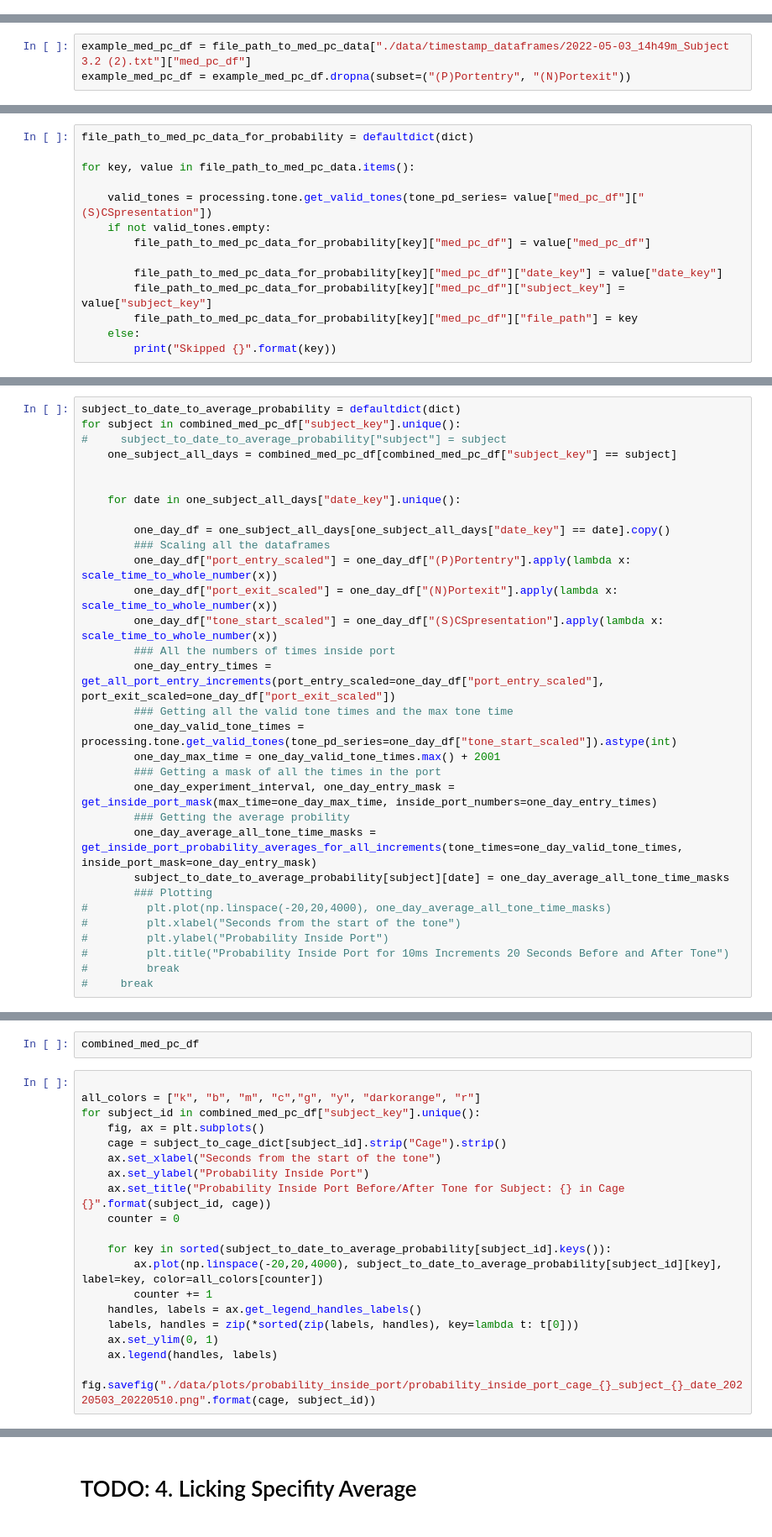
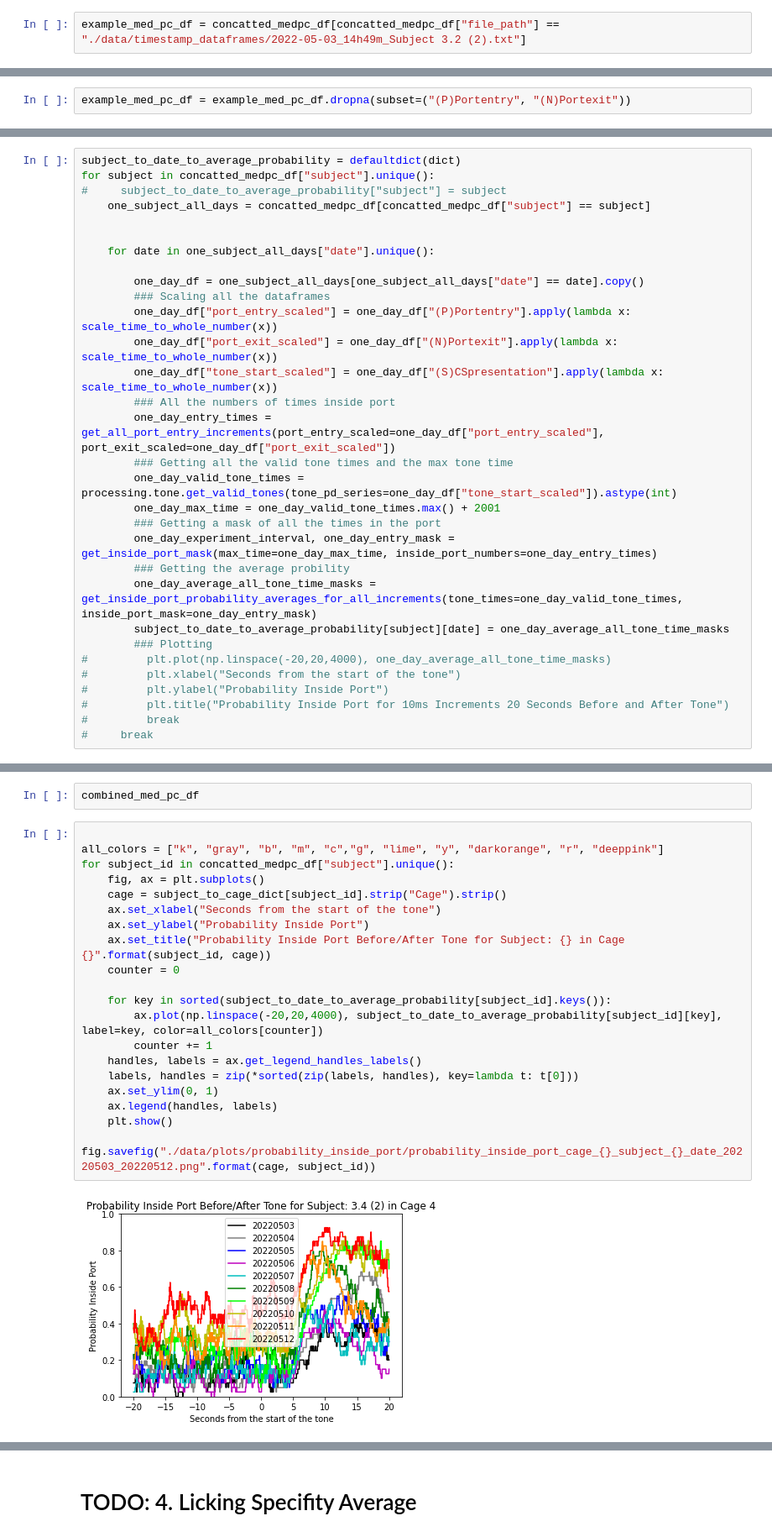
Before and after one commit to padillacoreanolab/med_pc_repo, a Jupyter notebook: results/2022_05_02_log_processing/med_pc_group_analysis.ipynb, the cells around one changed output, grey strips where cells are left out. Shown at 84% size. Drawn from its saved outputs; the diff is of its cells as text.

```diff
--- a/results/2022_05_02_log_processing/med_pc_group_analysis.ipynb
+++ b/results/2022_05_02_log_processing/med_pc_group_analysis.ipynb
@@ -298,3 +337,5 @@ metadata_df
 ## 1. Get all the numbers that are within the duration
 # %% [markdown]
 ### 1.1 Processing the Dataframe to remove all rows with NaNs
+# %%
+example_med_pc_df = concatted_medpc_df[concatted_medpc_df["file_path"] == "./data/timestamp_dataframes/2022-05-03_14h49m_Subject 3.2 (2).txt"]
@@ -301,5 +358,4 @@ metadata_df
 # %%
-example_med_pc_df = file_path_to_med_pc_data["./data/timestamp_dataframes/2022-05-03_14h49m_Subject 3.2 (2).txt"]["med_pc_df"]
 example_med_pc_df = example_med_pc_df.dropna(subset=("(P)Portentry", "(N)Portexit"))
 # %%
 example_med_pc_df
@@ -472,17 +627,3 @@ plt.title("Probability Inside Port for 10ms Increments 20 Seconds Before and Aft
 # 4. Plotting for Multiple Training Sessions
 # %% [markdown]
 ### 4.1 Combining Dataframes
-# %%
-file_path_to_med_pc_data_for_probability = defaultdict(dict)
-
-for key, value in file_path_to_med_pc_data.items():
-
-    valid_tones = processing.tone.get_valid_tones(tone_pd_series= value["med_pc_df"]["(S)CSpresentation"])
-    if not valid_tones.empty:
-        file_path_to_med_pc_data_for_probability[key]["med_pc_df"] = value["med_pc_df"]
-
-        file_path_to_med_pc_data_for_probability[key]["med_pc_df"]["date_key"] = value["date_key"]
-        file_path_to_med_pc_data_for_probability[key]["med_pc_df"]["subject_key"] = value["subject_key"]
-        file_path_to_med_pc_data_for_probability[key]["med_pc_df"]["file_path"] = key
-    else:
-        print("Skipped {}".format(key))
@@ -505,13 +743,13 @@ example_one_subject_all_days
 # %%
 subject_to_date_to_average_probability = defaultdict(dict)
-for subject in combined_med_pc_df["subject_key"].unique():
+for subject in concatted_medpc_df["subject"].unique():
 #     subject_to_date_to_average_probability["subject"] = subject
-    one_subject_all_days = combined_med_pc_df[combined_med_pc_df["subject_key"] == subject]
+    one_subject_all_days = concatted_medpc_df[concatted_medpc_df["subject"] == subject]
 
 
-    for date in one_subject_all_days["date_key"].unique():
+    for date in one_subject_all_days["date"].unique():
 
-        one_day_df = one_subject_all_days[one_subject_all_days["date_key"] == date].copy()
+        one_day_df = one_subject_all_days[one_subject_all_days["date"] == date].copy()
         ### Scaling all the dataframes
         one_day_df["port_entry_scaled"] = one_day_df["(P)Portentry"].apply(lambda x: scale_time_to_whole_number(x))
         one_day_df["port_exit_scaled"] = one_day_df["(N)Portexit"].apply(lambda x: scale_time_to_whole_number(x))
@@ -547,20 +785,23 @@ subject_to_cage_dict
 combined_med_pc_df
 # %%
 
-all_colors = ["k", "b", "m", "c","g", "y", "darkorange", "r"]
-for subject_id in combined_med_pc_df["subject_key"].unique():
+all_colors = ["k", "gray", "b", "m", "c","g", "lime", "y", "darkorange", "r", "deeppink"]
+for subject_id in concatted_medpc_df["subject"].unique():
     fig, ax = plt.subplots()
     cage = subject_to_cage_dict[subject_id].strip("Cage").strip()
     ax.set_xlabel("Seconds from the start of the tone")
     ax.set_ylabel("Probability Inside Port")
     ax.set_title("Probability Inside Port Before/After Tone for Subject: {} in Cage {}".format(subject_id, cage))
     counter = 0
 
     for key in sorted(subject_to_date_to_average_probability[subject_id].keys()):
         ax.plot(np.linspace(-20,20,4000), subject_to_date_to_average_probability[subject_id][key], label=key, color=all_colors[counter])
         counter += 1
     handles, labels = ax.get_legend_handles_labels()
     labels, handles = zip(*sorted(zip(labels, handles), key=lambda t: t[0]))
     ax.set_ylim(0, 1)
     ax.legend(handles, labels)
-    fig.savefig("./data/plots/probability_inside_port/probability_inside_port_cage_{}_subject_{}_date_20220503_20220510.png".format(cage, subject_id))
+    plt.show()
+    fig.savefig("./data/plots/probability_inside_port/probability_inside_port_cage_{}_subject_{}_date_20220503_20220512.png".format(cage, subject_id))
+# %% [output]
+[figure, added]
```
Also changed, not shown: parts of 74 cells of this notebook.
